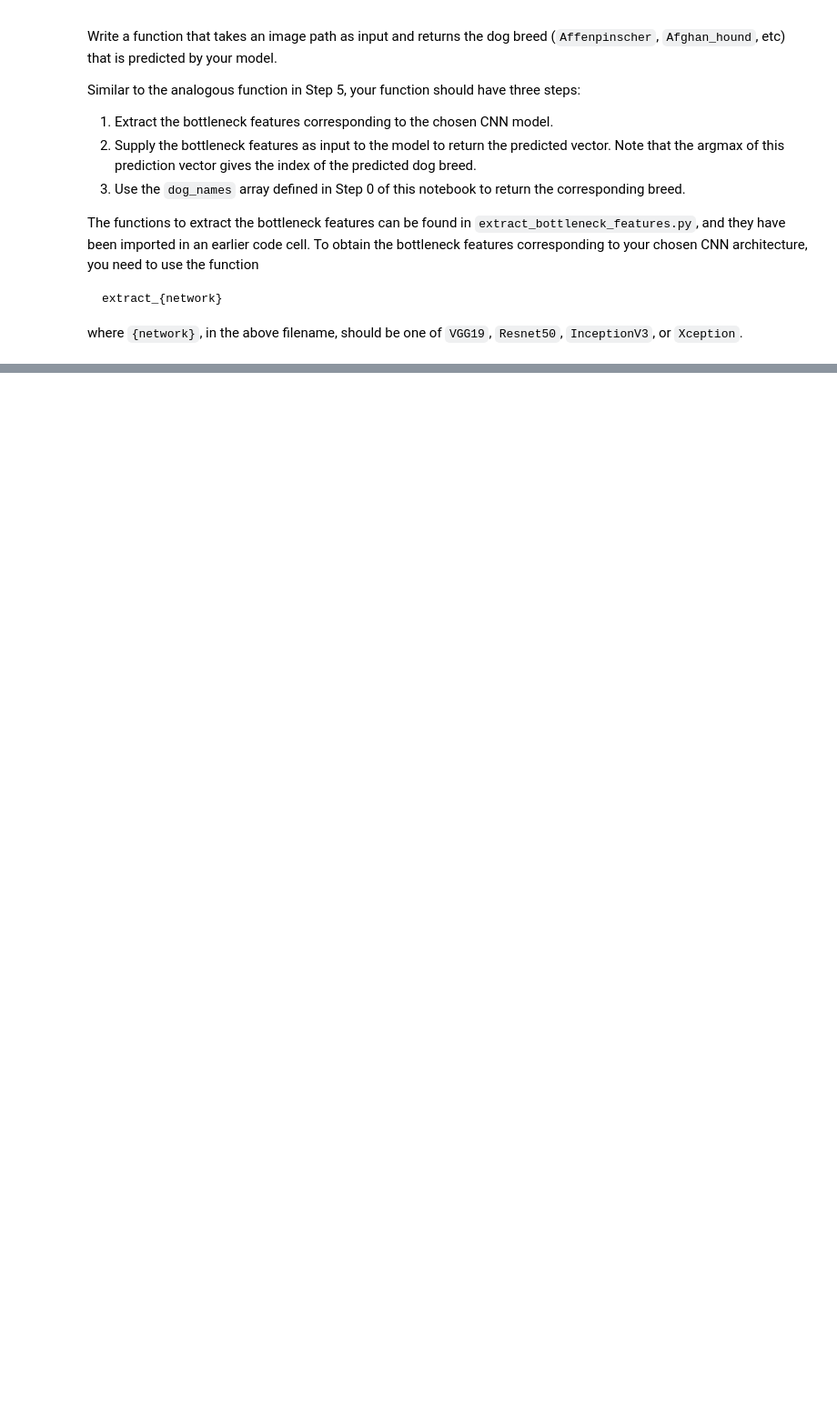
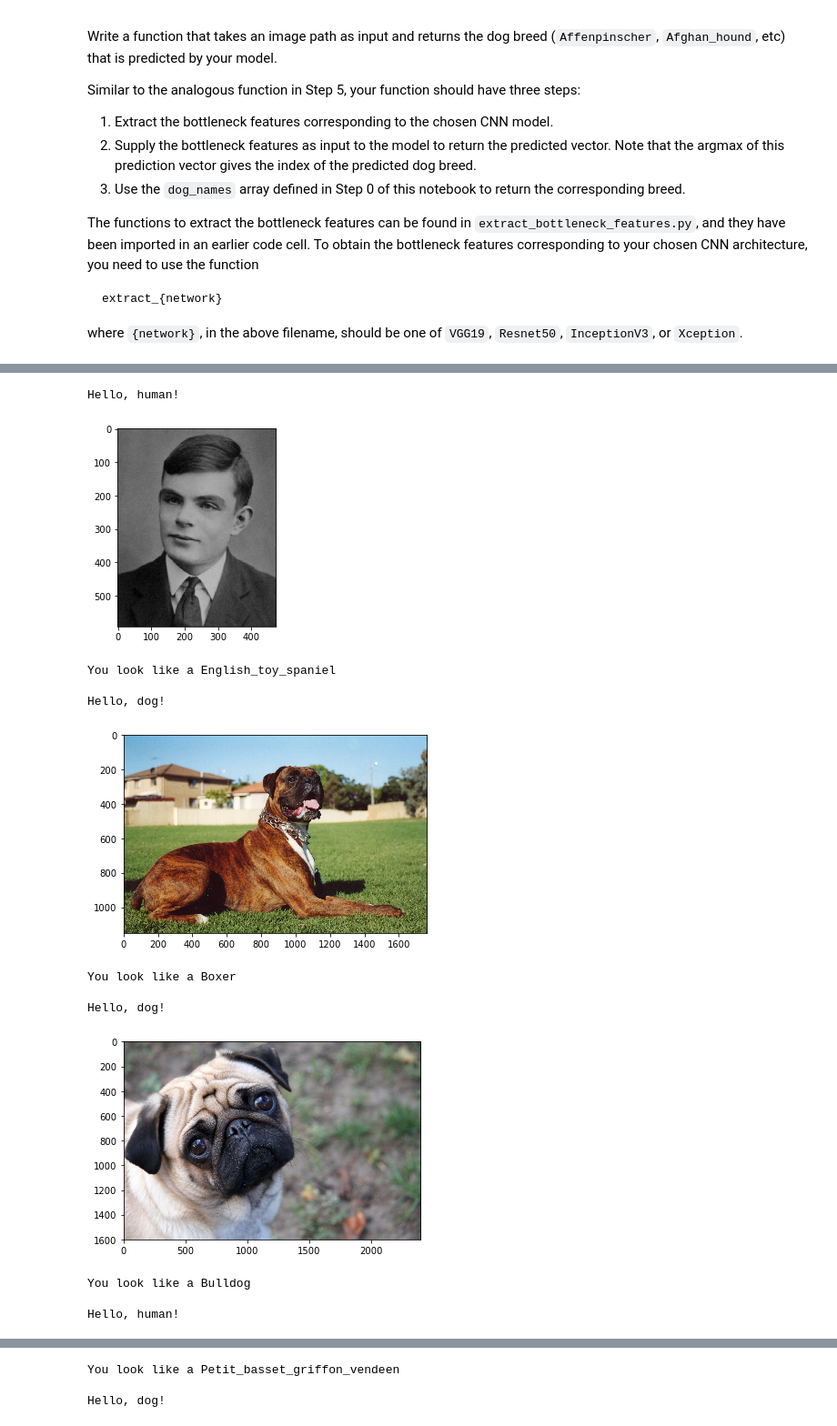
Before and after one commit to KelvinKKLin/Dog-Breed-Classifier, a Jupyter notebook: dog_app.ipynb, the cells around one changed output, grey strips where cells are left out. Shown at 91% size. Saved outputs shown, nothing was run; the diff lists cells and outputs as text; code cells hidden in the pictures; blank space fills up the shorter version.

Commit message:
Completed Step 7

```diff
--- a/dog_app.ipynb
+++ b/dog_app.ipynb
@@ -712,3 +719,28 @@ Some sample output for our algorithm is provided below, but feel free to design
+# %%
+### TODO: Write your algorithm.
+
+#If the image is a human, greet the human and then output which dog breed the human resembles. Otherwise, if the image is a dog,
+#output the dog breed. If the image is neither a human or a dog, output an error.
+def classify(img_path):
+    if face_detector(img_path):
+        print("Hello, human!")
+        displayImage(img_path)
+        print("You look like a " + Xception_predict_breed(img_path) + "\n")
+    elif dog_detector(img_path):
+        print("Hello, dog!")
+        displayImage(img_path)
+        print("You look like a " + Xception_predict_breed(img_path) + "\n")
+    else:
+        print("Error! Neither a human nor a dog was detected!")
+        displayImage(img_path)
+        print("\n")
+
+#A method to display the image
+def displayImage(img_path):
+    img = cv2.imread(img_path)
+    cv_rgb = cv2.cvtColor(img, cv2.COLOR_BGR2RGB)
+    plt.imshow(cv_rgb)
+    plt.show()
 # %% [markdown]
 ---
 <a id='step7'></a>
@@ -729,0 +760,32 @@ __Answer:__
+# %%
+## TODO: Execute your algorithm from Step 6 on
+## at least 6 images on your computer.
+
+#Dogs in the test set
+#Labrador (https://upload.wikimedia.org/wikipedia/commons/2/26/YellowLabradorLooking_new.jpg)
+#Pug (https://upload.wikimedia.org/wikipedia/commons/d/d7/Sad-pug.jpg)
+#Boxer (https://upload.wikimedia.org/wikipedia/commons/5/52/Riley1yr10months.JPG)
+
+#Humans in the test set
+#Einstein (https://upload.wikimedia.org/wikipedia/commons/3/3e/Einstein_1921_by_F_Schmutzer_-_restoration.jpg)
+#Iron Man (https://upload.wikimedia.org/wikipedia/en/a/a4/Iron_Man_at_San_Dieg_ComicCon.jpg)
+#Alan Turing (https://upload.wikimedia.org/wikipedia/commons/a/ab/Alan_Turing_Aged_16_%28cropped%29.jpg)
+
+my_files = load_dataset("dogImages/my_images/", False)
+
+for file in my_files:
+    classify(file)
+# %% [output]
+Hello, human!
+[figure, added]
+You look like a English_toy_spaniel
+
+Hello, dog!
+[figure, added]
+You look like a Boxer
+
+Hello, dog!
+[figure, added]
+You look like a Bulldog
+
+Hello, human!
@@ -729,0 +793,3 @@ __Answer:__
+You look like a Petit_basset_griffon_vendeen
+
+Hello, dog!
```
Also changed, not shown: parts of 14 cells of this notebook, 1 other file.
